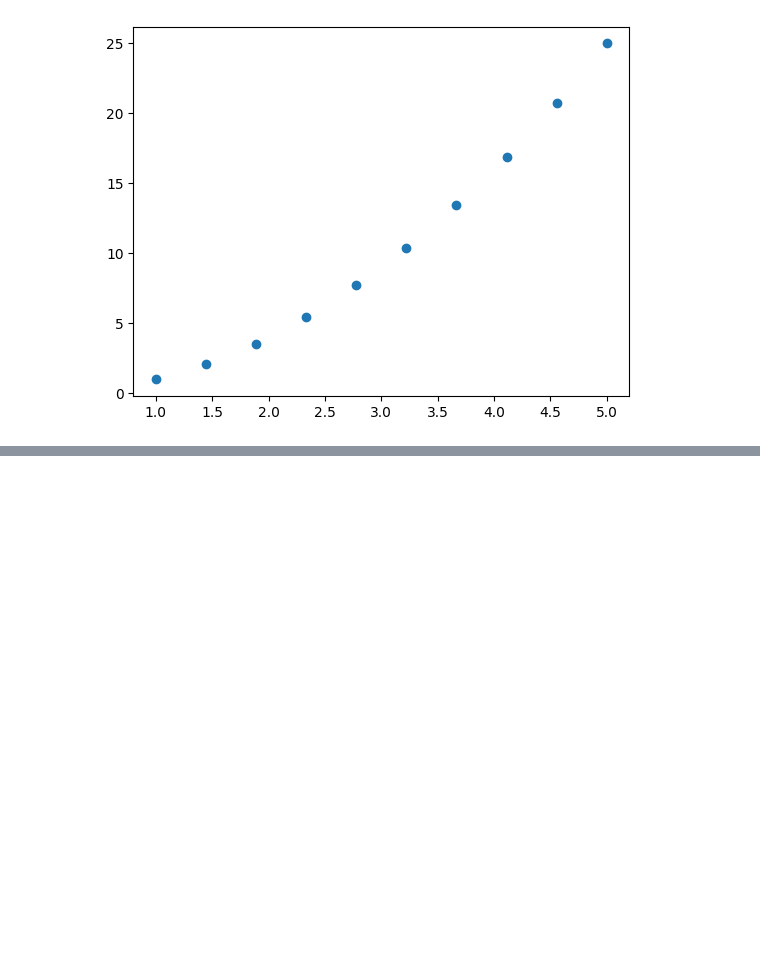
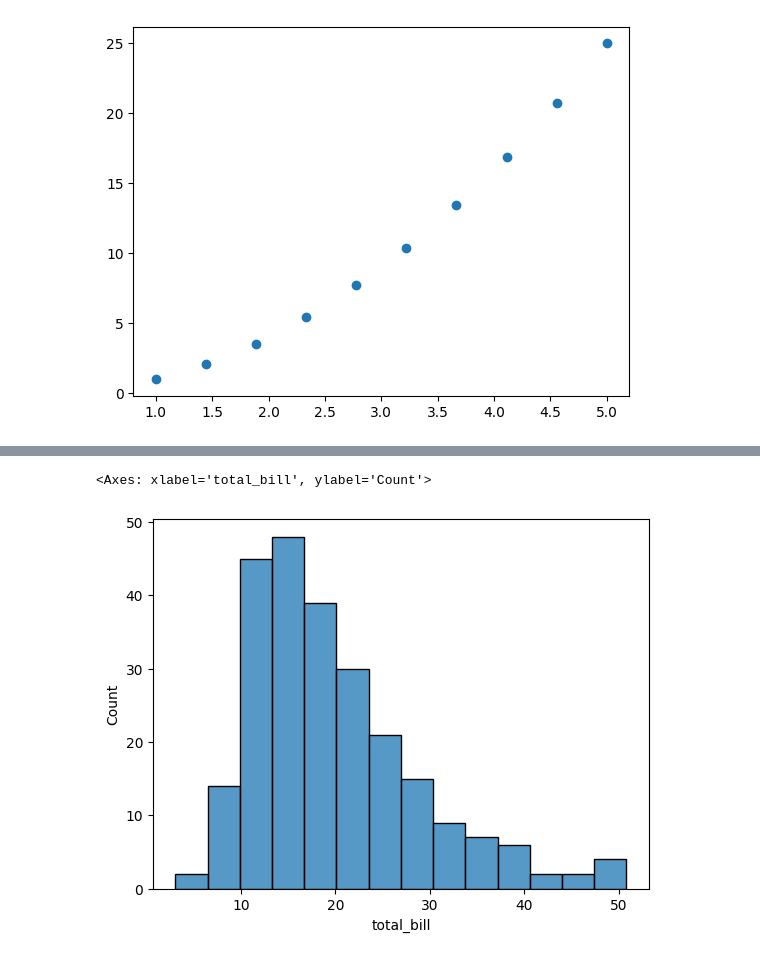
Before and after one commit to prshntshinde/pw-datascience, a Jupyter notebook: practice_sessions/machine-learning/ml-ses1.ipynb, the cells around one changed output, grey strips where cells are left out. Drawn from its saved outputs; the diff is of its cells as text; code cells hidden in the pictures; blank space fills up the shorter version.

```diff
--- a/practice_sessions/machine-learning/ml-ses1.ipynb
+++ b/practice_sessions/machine-learning/ml-ses1.ipynb
@@ -476,0 +550,3 @@ plt.scatter(x_new,y_interp)
+# %%
+df = sns.load_dataset('tips')
+df
@@ -476,0 +600,5 @@ plt.scatter(x_new,y_interp)
+# %%
+sns.histplot(df["total_bill"])
+# %% [output]
+<Axes: xlabel='total_bill', ylabel='Count'>
+[figure, added]
```
Also changed, not shown: parts of 31 cells of this notebook.
